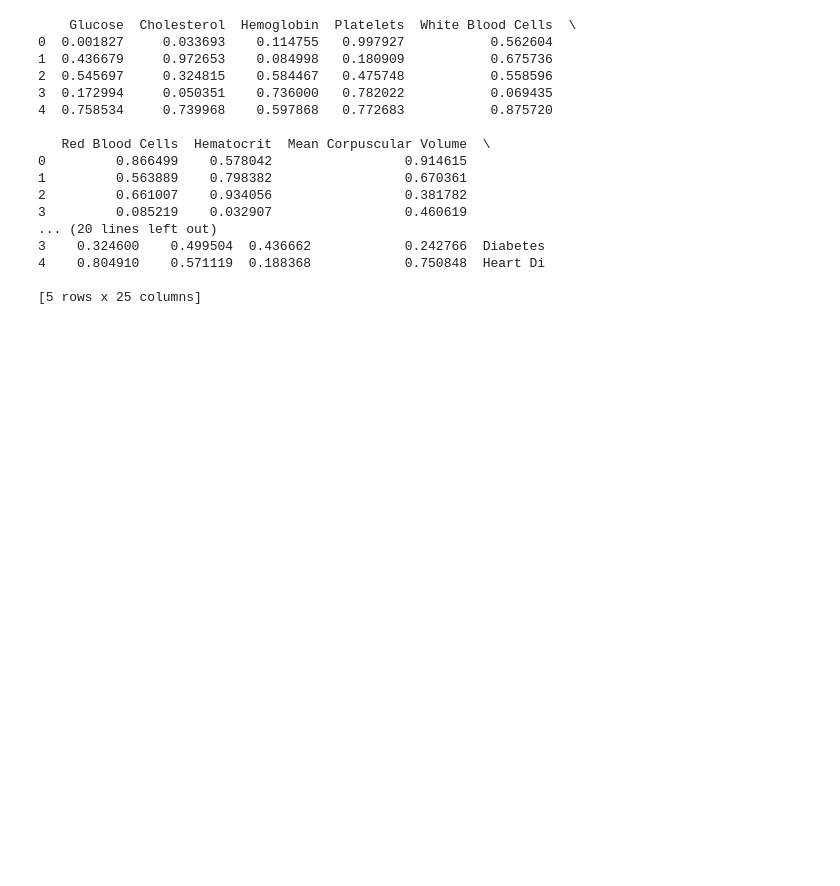
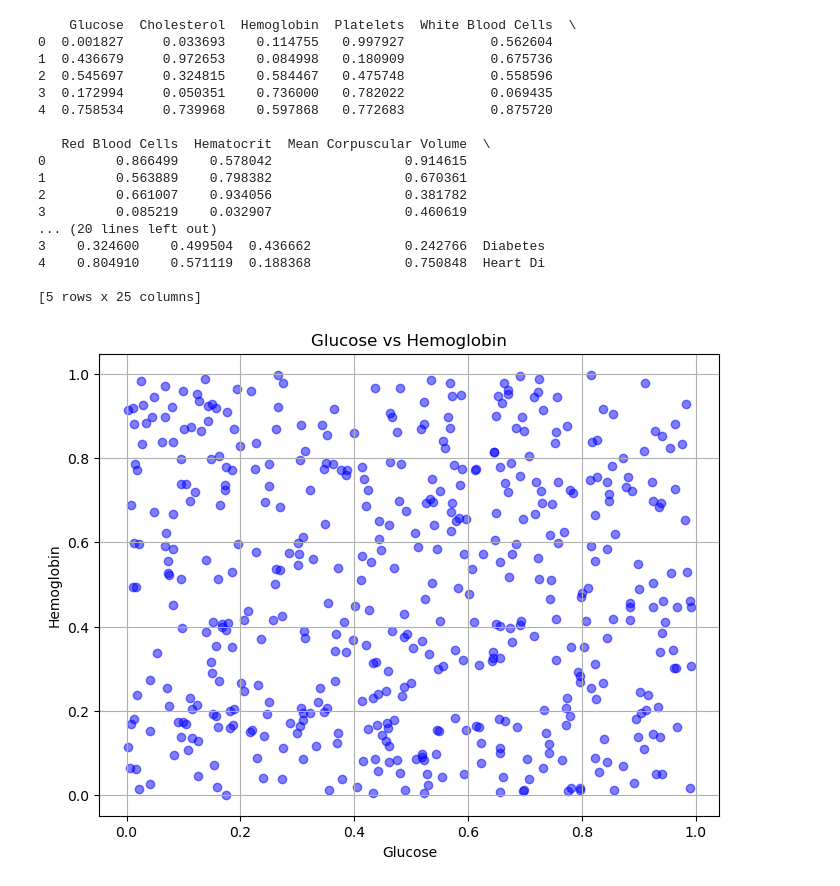
Before and after one commit to Ayeshatou/Data-Science-Capstone-, a Jupyter notebook: Untitled.ipynb, the cells around one changed output. Drawn from its saved outputs; the diff is of its cells as text; code cells hidden in the pictures; blank space fills up the shorter version.

Commit message:
added one scatterplot example

```diff
--- a/Untitled.ipynb
+++ b/Untitled.ipynb
@@ -37,3 +37,23 @@ print(df.head(5))
 4    0.804910    0.571119  0.188368            0.750848  Heart Di
 
 [5 rows x 25 columns]
+# %%
+import pandas as pd
+import matplotlib.pyplot as plt
+
+f = pd.read_csv('blood_samples_dataset_test.csv')
+
+# Extract columns for Glucose and Hemoglobin
+glucose = f.iloc[:, 0]  # First column for Glucose
+hemoglobin = f.iloc[:, 2]  # Third column for Hemoglobin
+
+# Scatter plot for Glucose vs Hemoglobin
+plt.figure(figsize=(8, 6))
+plt.scatter(glucose, hemoglobin, color='blue', alpha=0.5)
+plt.title('Glucose vs Hemoglobin')
+plt.xlabel('Glucose')
+plt.ylabel('Hemoglobin')
+plt.grid(True)
+plt.show()
+# %% [output]
+[figure, added]
```
Also changed, not shown: parts of 1 cell of this notebook.
